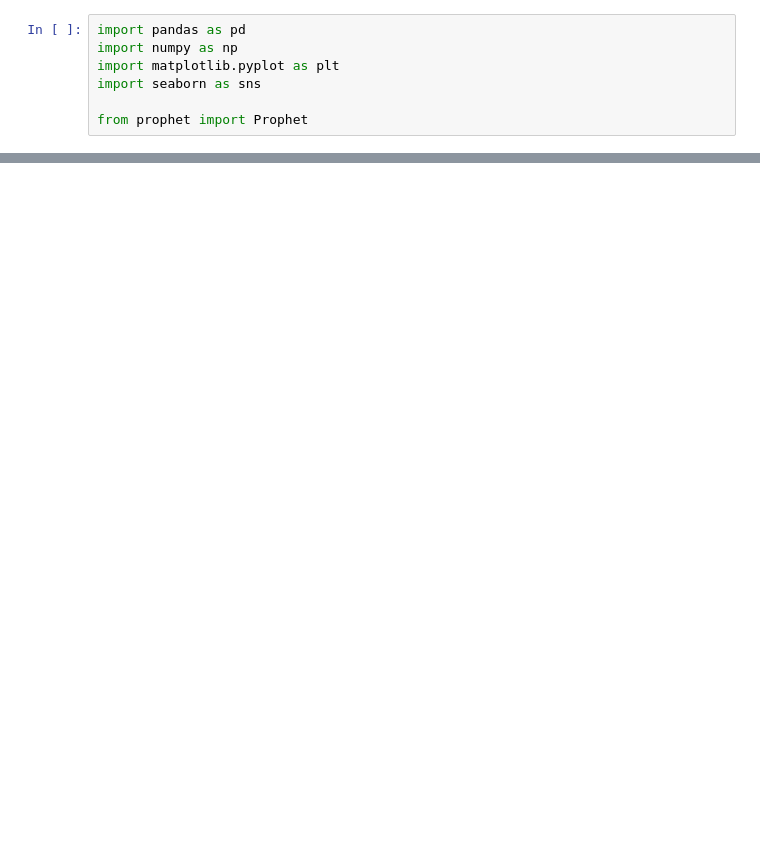
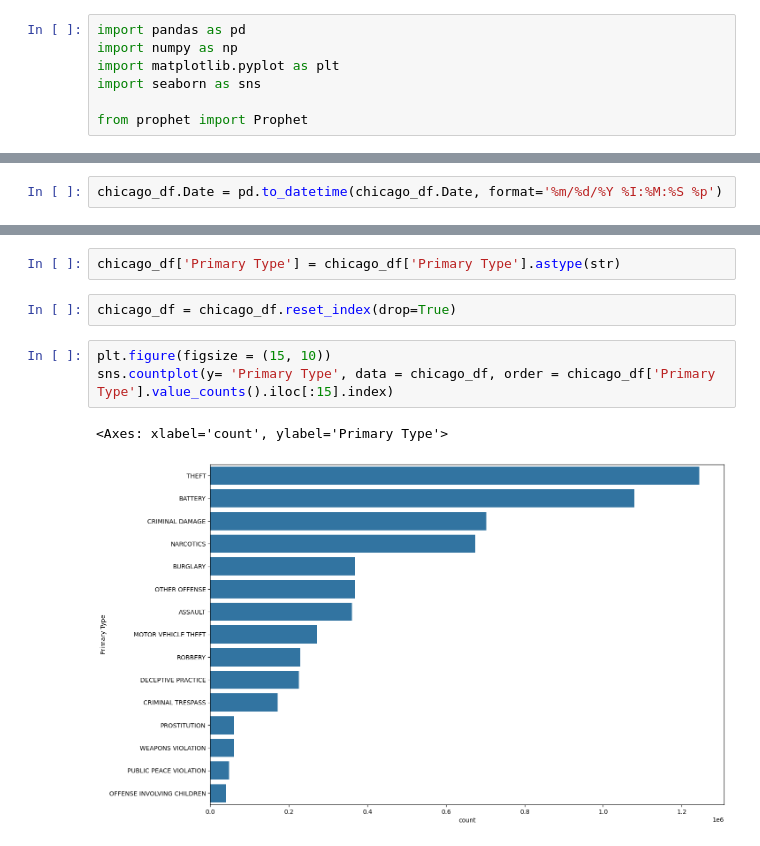
Before and after one commit to iAadiDev/ML_P03_PTS_Chicago-Crime-Rate, a Jupyter notebook: ML_P03_PTS_Chicago-Crime-Rate.ipynb, the cells around one changed output, grey strips where cells are left out. Cells and saved outputs as stored; diff of their text form; blank space fills up the shorter version.

```diff
--- a/ML_P03_PTS_Chicago-Crime-Rate.ipynb
+++ b/ML_P03_PTS_Chicago-Crime-Rate.ipynb
@@ -13,0 +78,2 @@ TypeError: read_csv() got an unexpected keyword argument 'error_bad_lines'
+# %%
+chicago_df.Date = pd.to_datetime(chicago_df.Date, format='%m/%d/%Y %I:%M:%S %p')
@@ -13,0 +153,10 @@ TypeError: read_csv() got an unexpected keyword argument 'error_bad_lines'
+# %%
+chicago_df['Primary Type'] = chicago_df['Primary Type'].astype(str)
+# %%
+chicago_df = chicago_df.reset_index(drop=True)
+# %%
+plt.figure(figsize = (15, 10))
+sns.countplot(y= 'Primary Type', data = chicago_df, order = chicago_df['Primary Type'].value_counts().iloc[:15].index)
+# %% [output]
+<Axes: xlabel='count', ylabel='Primary Type'>
+[figure, added]
```
Also changed, not shown: parts of 27 cells of this notebook.
